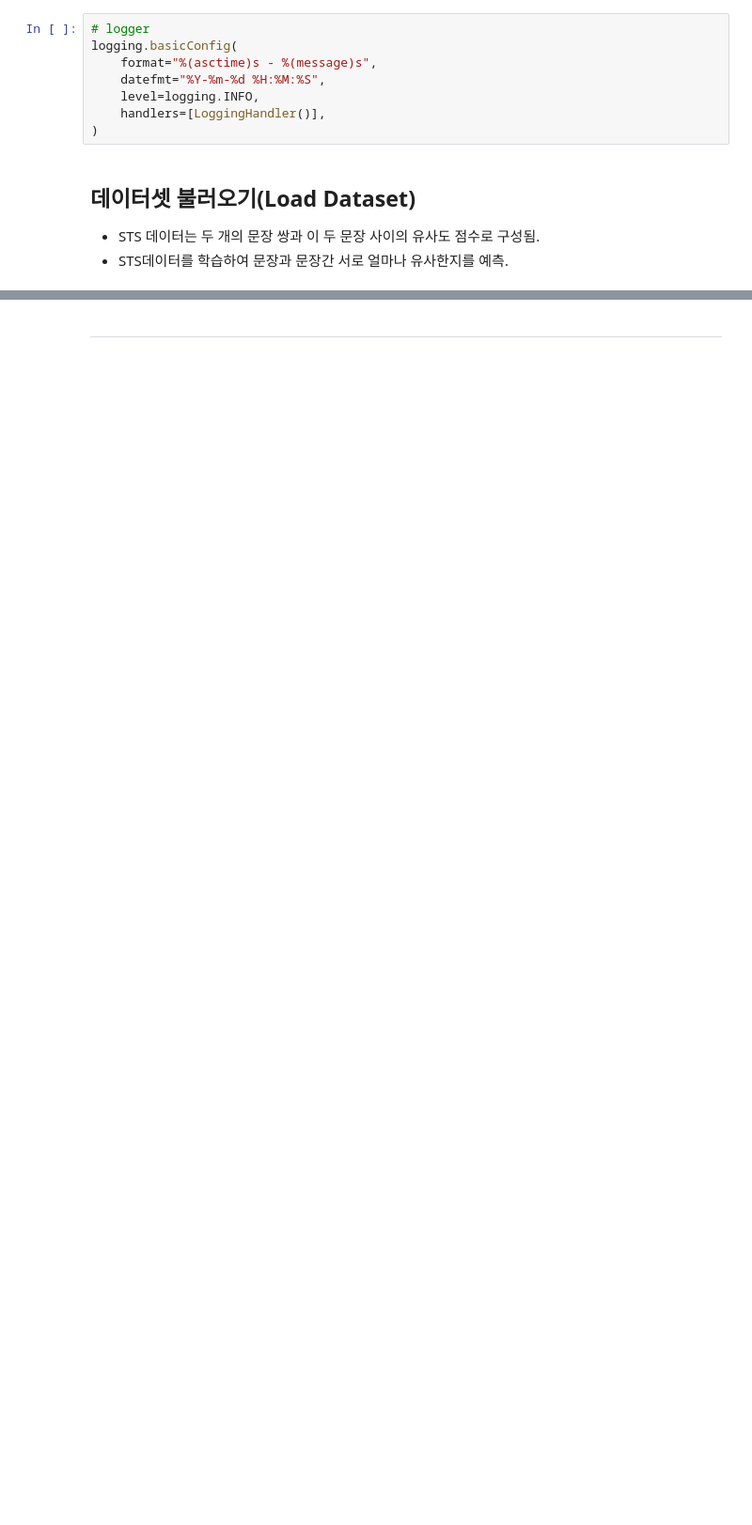
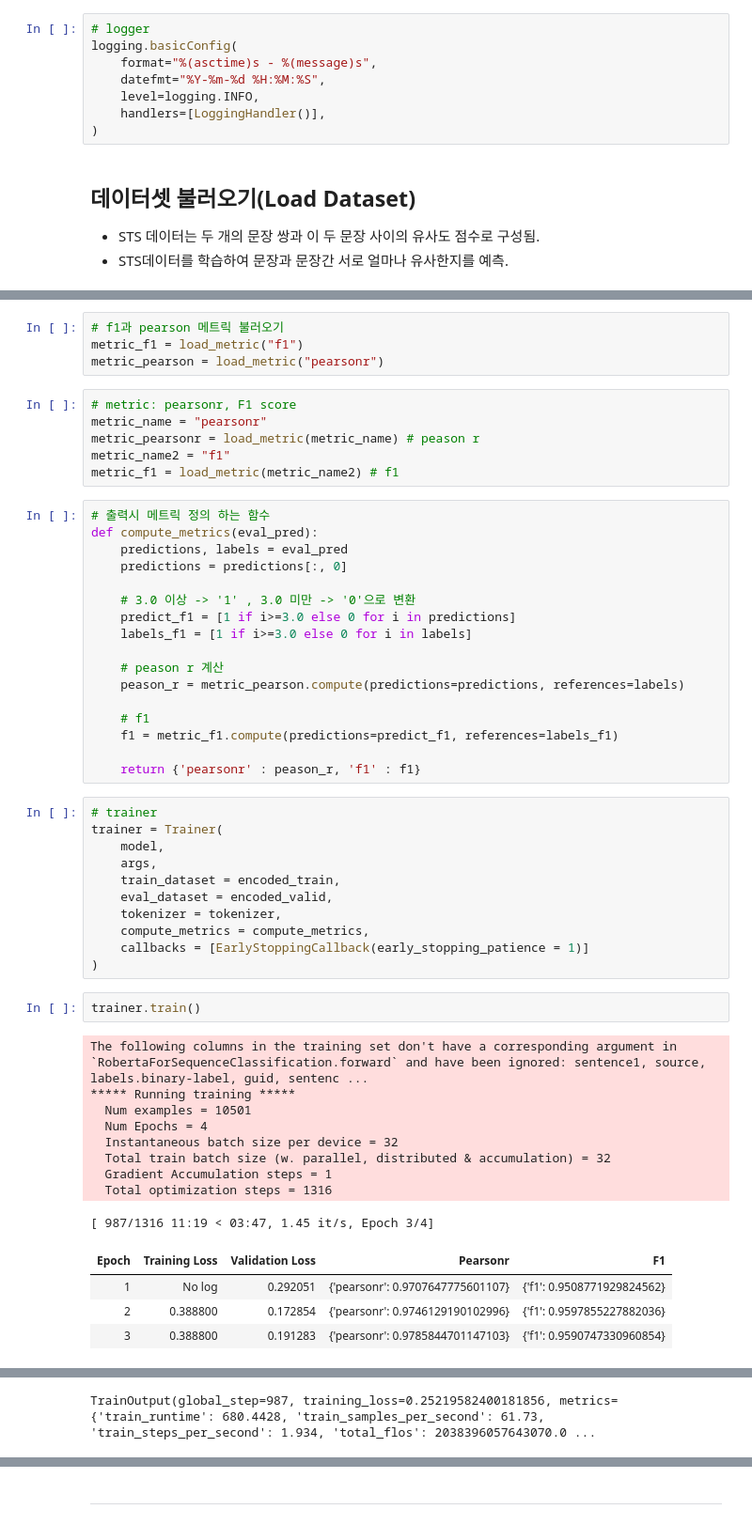
Before and after one commit to WooKyungHwa/NLU_3-, a Jupyter notebook: 우경화_sts.ipynb, the cells around one changed output, grey strips where cells are left out. Shown at 94% size. Cells and saved outputs as stored; diff of their text form; blank space fills up the shorter version.

```diff
--- a/우경화_sts.ipynb
+++ b/우경화_sts.ipynb
@@ -486,0 +213,54 @@ You should probably TRAIN this model on a down-stream task to be able to use it
+# %%
+# f1과 pearson 메트릭 불러오기
+metric_f1 = load_metric("f1")
+metric_pearson = load_metric("pearsonr")
+# %%
+# metric: pearsonr, F1 score
+metric_name = "pearsonr"
+metric_pearsonr = load_metric(metric_name) # peason r
+metric_name2 = "f1"
+metric_f1 = load_metric(metric_name2) # f1
+# %%
+# 출력시 메트릭 정의 하는 함수
+def compute_metrics(eval_pred):
+    predictions, labels = eval_pred
+    predictions = predictions[:, 0]
+
+    # 3.0 이상 -> '1' , 3.0 미만 -> '0'으로 변환
+    predict_f1 = [1 if i>=3.0 else 0 for i in predictions]
+    labels_f1 = [1 if i>=3.0 else 0 for i in labels]
+
+    # peason r 계산
+    peason_r = metric_pearson.compute(predictions=predictions, references=labels)
+
+    # f1
+    f1 = metric_f1.compute(predictions=predict_f1, references=labels_f1)
+
+    return {'pearsonr' : peason_r, 'f1' : f1}
+# %%
+# trainer
+trainer = Trainer(
+    model,
+    args,
+    train_dataset = encoded_train,
+    eval_dataset = encoded_valid,
+    tokenizer = tokenizer,
+    compute_metrics = compute_metrics,
+    callbacks = [EarlyStoppingCallback(early_stopping_patience = 1)]
+)
+# %%
+trainer.train()
+# %% [output]
+The following columns in the training set don't have a corresponding argument in `RobertaForSequenceClassification.forward` and have been ignored: sentence1, source, labels.binary-label, guid, sentenc ...
+***** Running training *****
+  Num examples = 10501
+  Num Epochs = 4
+  Instantaneous batch size per device = 32
+  Total train batch size (w. parallel, distributed & accumulation) = 32
+  Gradient Accumulation steps = 1
+  Total optimization steps = 1316
+[ 987/1316 11:19 < 03:47, 1.45 it/s, Epoch 3/4]
+| Epoch | Training Loss | Validation Loss | Pearsonr | F1 |
+| 1 | No log | 0.292051 | {'pearsonr': 0.9707647775601107} | {'f1': 0.9508771929824562} |
+| 2 | 0.388800 | 0.172854 | {'pearsonr': 0.9746129190102996} | {'f1': 0.9597855227882036} |
+| 3 | 0.388800 | 0.191283 | {'pearsonr': 0.9785844701147103} | {'f1': 0.9590747330960854} |
@@ -486,0 +284 @@ You should probably TRAIN this model on a down-stream task to be able to use it
+TrainOutput(global_step=987, training_loss=0.25219582400181856, metrics={'train_runtime': 680.4428, 'train_samples_per_second': 61.73, 'train_steps_per_second': 1.934, 'total_flos': 2038396057643070.0 ...
```
Also changed, not shown: parts of 92 cells of this notebook.
